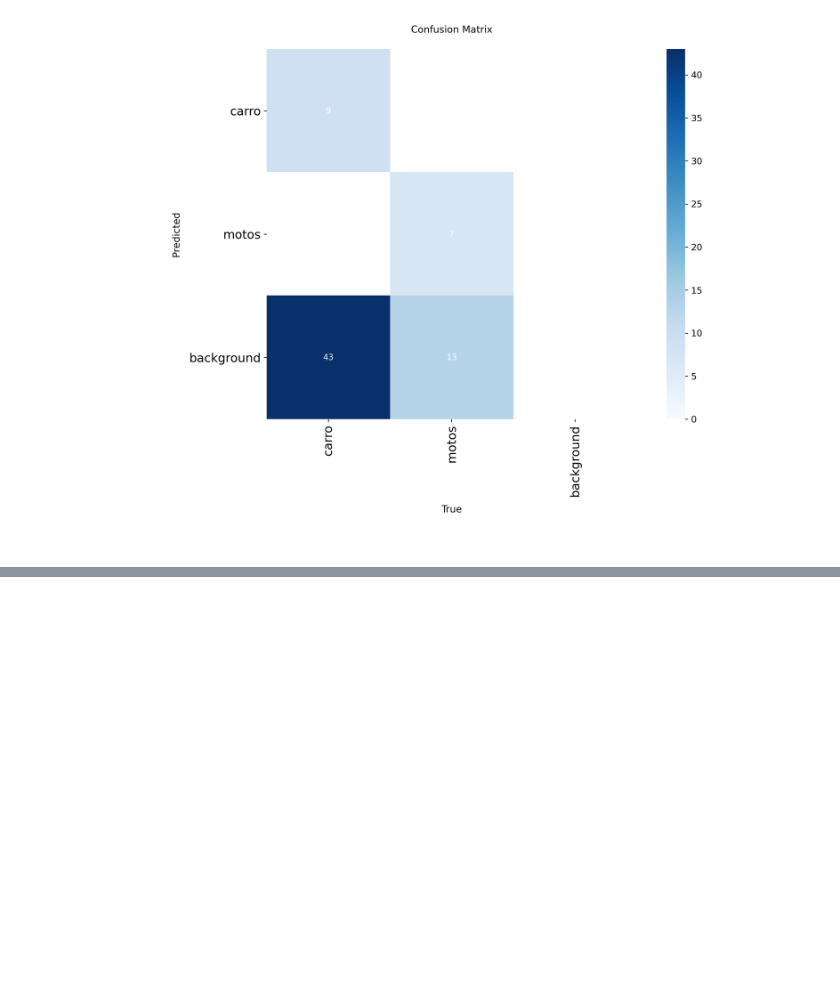
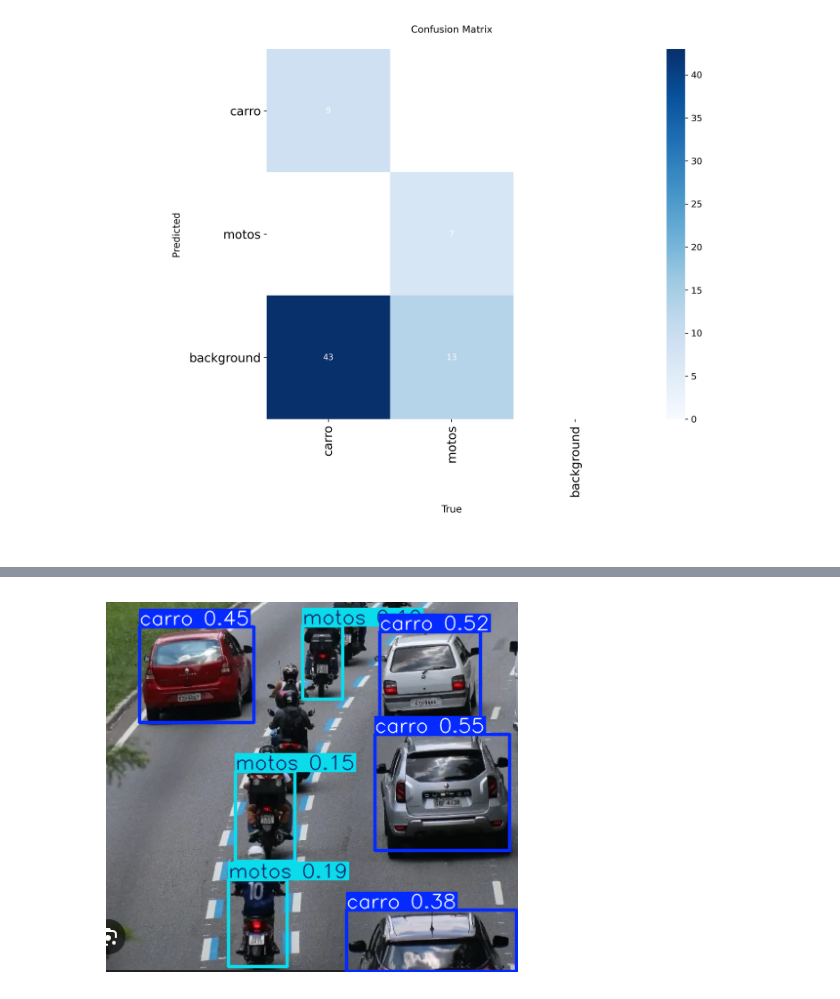
Before and after one commit to RogerCortezRosas/Computer-Vision-Project, a Jupyter notebook: Deteccion_Objetos_Yolo.ipynb, the cells around one changed output, grey strips where cells are left out. Saved outputs shown, nothing was run; the diff lists cells and outputs as text; code cells hidden in the pictures; blank space fills up the shorter version.

```diff
--- a/Deteccion_Objetos_Yolo.ipynb
+++ b/Deteccion_Objetos_Yolo.ipynb
@@ -304,0 +259,3 @@ display(confusion_matrix)
+# %%
+# Cargar el modelo
+model = YOLO("best.pt")
@@ -305,6 +273,3 @@ display(confusion_matrix)
 # %%
-# Evaluar
-model.val()
-
 # Mostrar predicción
-results = model.predict(source="yolo_dataset/images/val", save=True, conf=0.3)
+results = model("/content/images/images/mot_2.png",conf=0.1)
@@ -310,0 +303,10 @@ results = model.predict(source="yolo_dataset/images/val", save=True, conf=0.3)
+# %%
+# Cargar imagen con las predicciones renderizadas
+rendered_image = results[0].plot()  # Devuelve la imagen con cajas dibujadas
+
+# Mostrar la imagen usando matplotlib
+plt.imshow(cv2.cvtColor(rendered_image, cv2.COLOR_BGR2RGB))
+plt.axis("off")
+plt.show()
+# %% [output]
+[figure, added]
```
Also changed, not shown: parts of 9 cells of this notebook.
